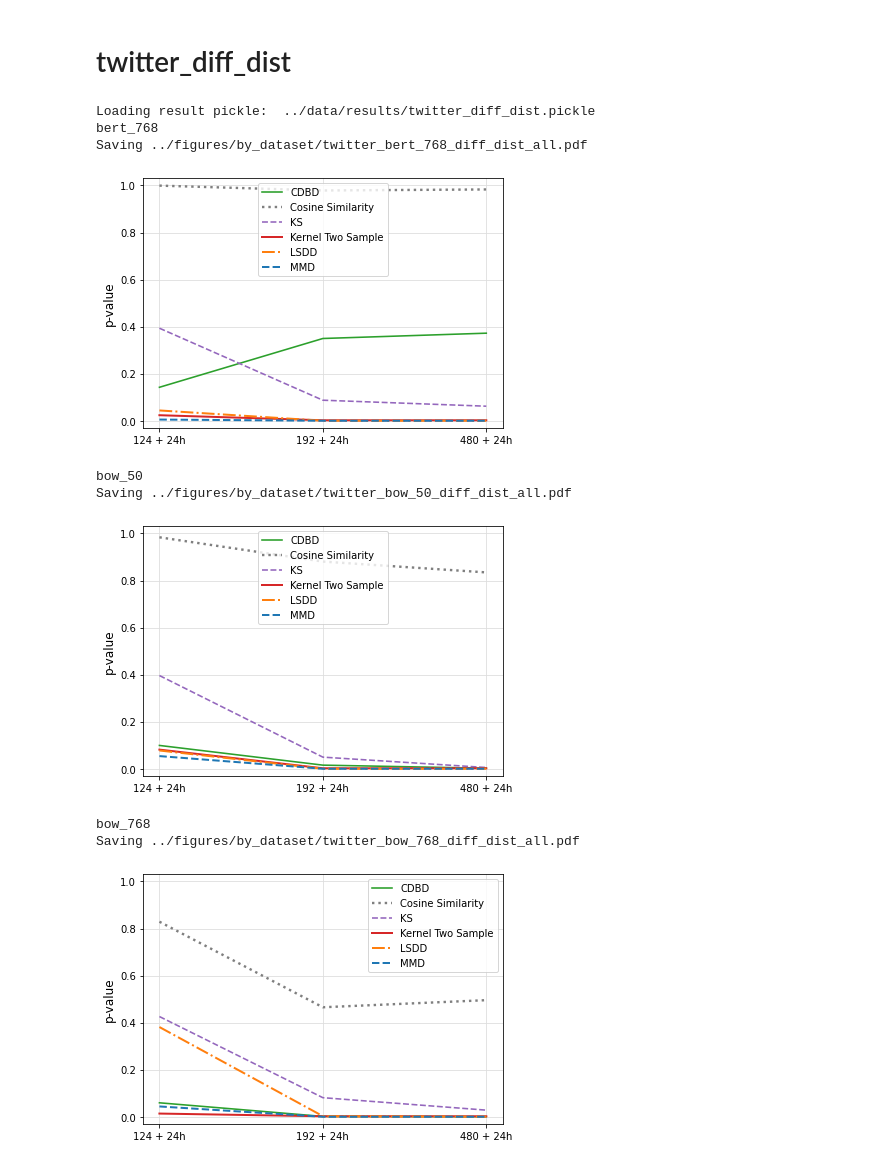
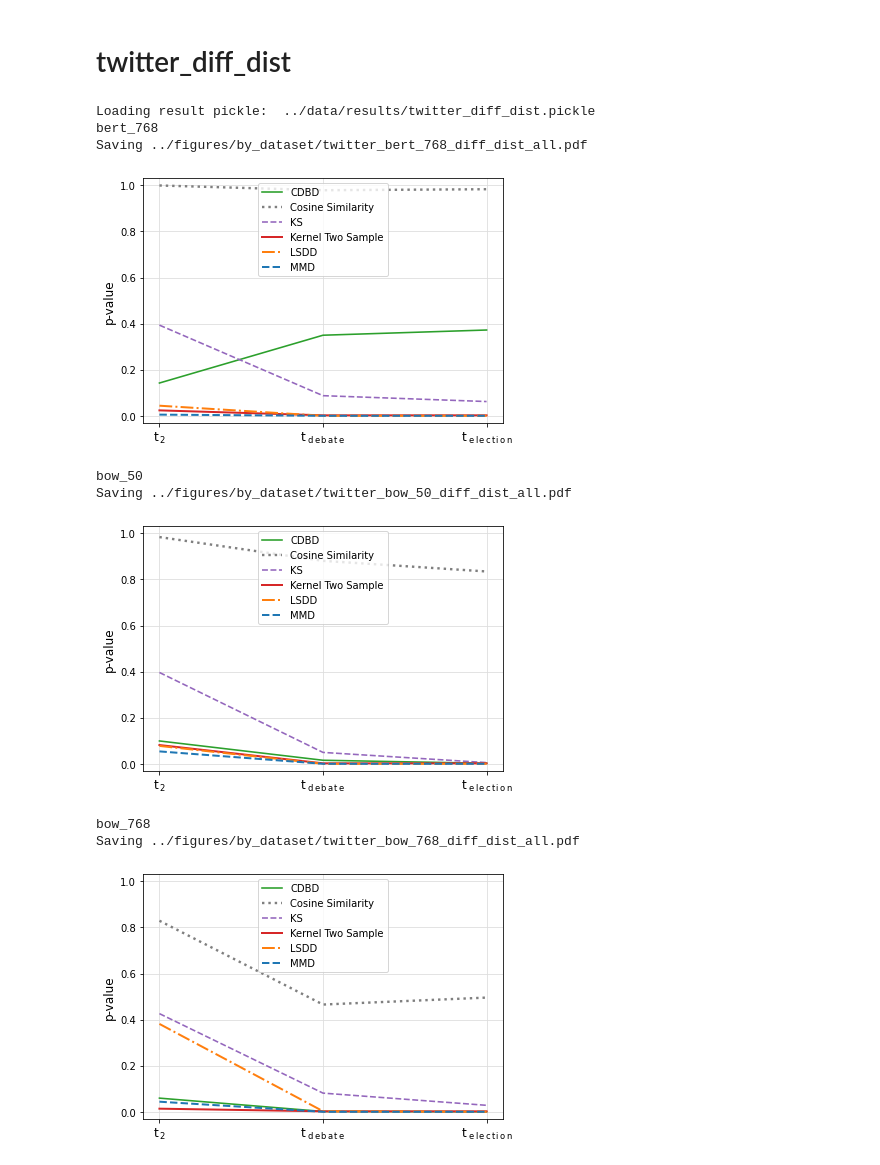
Before and after one commit to EML4U/Drift-detector-comparison, a Jupyter notebook: evaluation/plots-twitter.ipynb, the cells around one changed output. Drawn from its saved outputs; the diff is of its cells as text; code cells hidden in the pictures.

Commit message:
fig twitter update

```diff
--- a/evaluation/plots-twitter.ipynb
+++ b/evaluation/plots-twitter.ipynb
@@ -118,8 +118,16 @@ def plot_diff_dist(plot_data, legend_loc="upper center", ylim_top=1.03, pdf_file
     ax.grid(color='#dddddd')
     ax.set_ylim([-0.03, ylim_top])
     plt.ylabel('p-value', fontsize="large")
-    #plt.xlabel('x axis', fontsize="large")
-    plt.xticks(ticks=range(0,3), labels=['124 + 24h', '192 + 24h', '480 + 24h'])
+    #plt.xlabel('x axis', fontsize="xx-large")
+    #plt.xticks(ticks=range(0,3), labels=['124 + 24h', '192 + 24h', '480 + 24h'])
+    #plt.xticks(ticks=range(0,3), labels=[r'$t_2$', r'$t_{debate}$', r'$t_{election}$'], fontsize="large")
+    #plt.xticks(ticks=range(0,3), labels=['t$_\mathrm{\,2}$', 't$_\mathrm{\,debate}$', 't$_\mathrm{\,election}$'])
+    plt.xticks(ticks=range(0,3), labels=['t$_\mathrm{\,2}$', 't$_\mathrm{\ d\,e\,b\,a\,t\,e}$', 't$_\mathrm{\ e\,l\,e\,c\,t\,i\,o\,n}$'], fontsize="large")
+
+
+    #plt.xlabel('Primary T$_{eff}$')
+    #            Primary T$_\mathrm{eff}$'
+
     plt.legend(loc=legend_loc)
 
     # save
@@ -150,32 +158,32 @@ except NameError:
 # %%
 # load results if not existing
 try:
     results
 except NameError:
     print('Loading result pickle: ', result_pickle)
     with open(result_pickle, 'rb') as handle:
         (results_124, results_192, results_480) = pickle.load(handle)
 
 # plot
 data = {}
 for mode in modes:
     print(mode)
     data[mode] = {}
     for detector in detectors:
         data[mode][detector] = [np.mean(r[mode][detector]['predictions']) for r in (results_124, results_192, results_480)]
 
-    if(mode == "bow_768"):
-        plot_diff_dist(data[mode], pdf_filename="../figures/by_dataset/twitter_" + mode + "_diff_dist_all.pdf", legend_loc="upper right")
-    else:
-        plot_diff_dist(data[mode], pdf_filename="../figures/by_dataset/twitter_" + mode + "_diff_dist_all.pdf")
+    #if(mode == "bow_768"):
+    #    plot_diff_dist(data[mode], pdf_filename="../figures/by_dataset/twitter_" + mode + "_diff_dist_all.pdf", legend_loc="upper right")
+    #else:
+    plot_diff_dist(data[mode], pdf_filename="../figures/by_dataset/twitter_" + mode + "_diff_dist_all.pdf")
 # %% [output]
 Loading result pickle:  ../data/results/twitter_diff_dist.pickle
 bert_768
 Saving ../figures/by_dataset/twitter_bert_768_diff_dist_all.pdf
-[figure, old version]
+[figure, new version]
 bow_50
 Saving ../figures/by_dataset/twitter_bow_50_diff_dist_all.pdf
-[figure, old version]
+[figure, new version]
 bow_768
 Saving ../figures/by_dataset/twitter_bow_768_diff_dist_all.pdf
-[figure, old version]
+[figure, new version]
```
Also changed, not shown: 3 other files.
